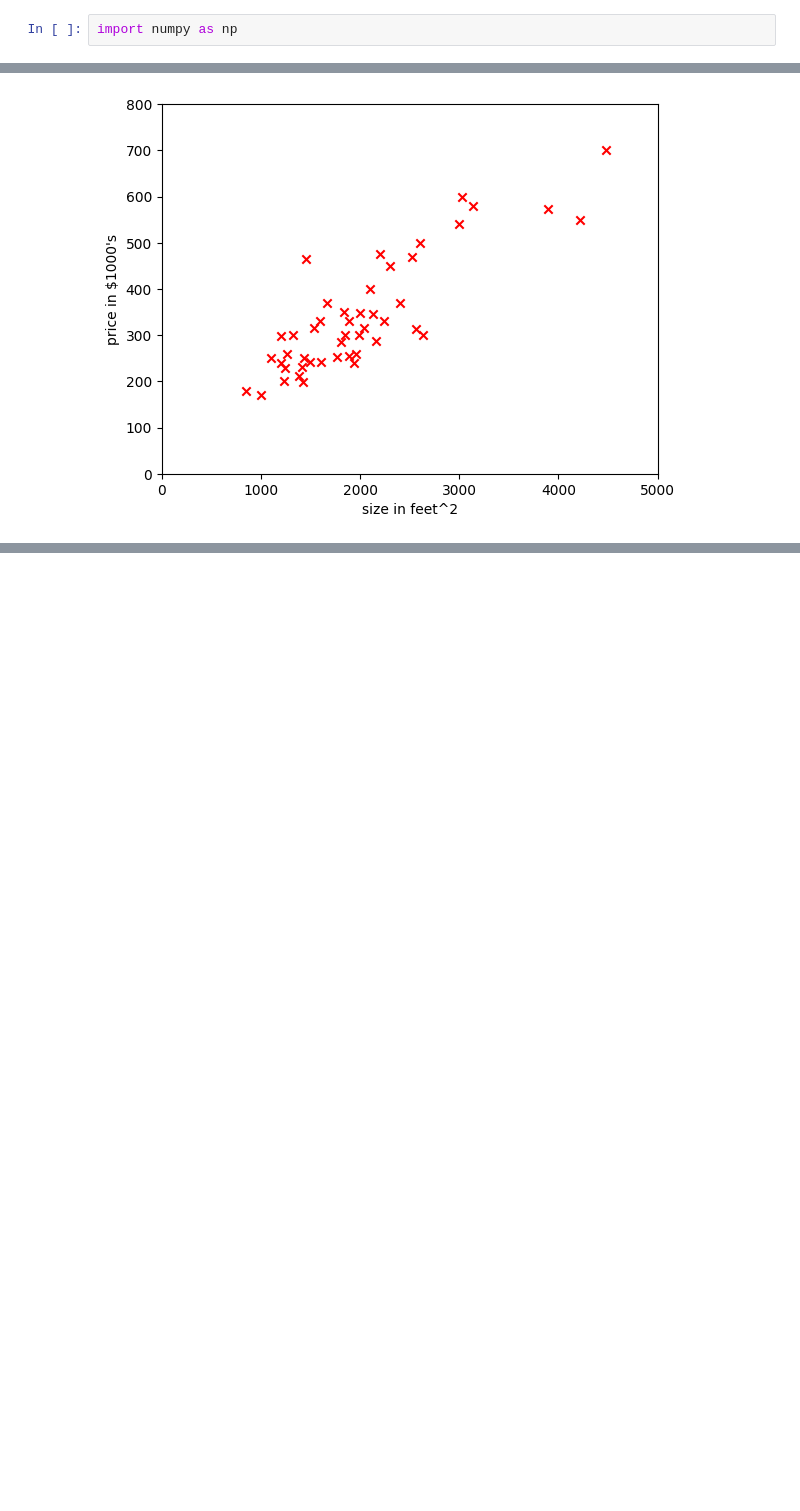
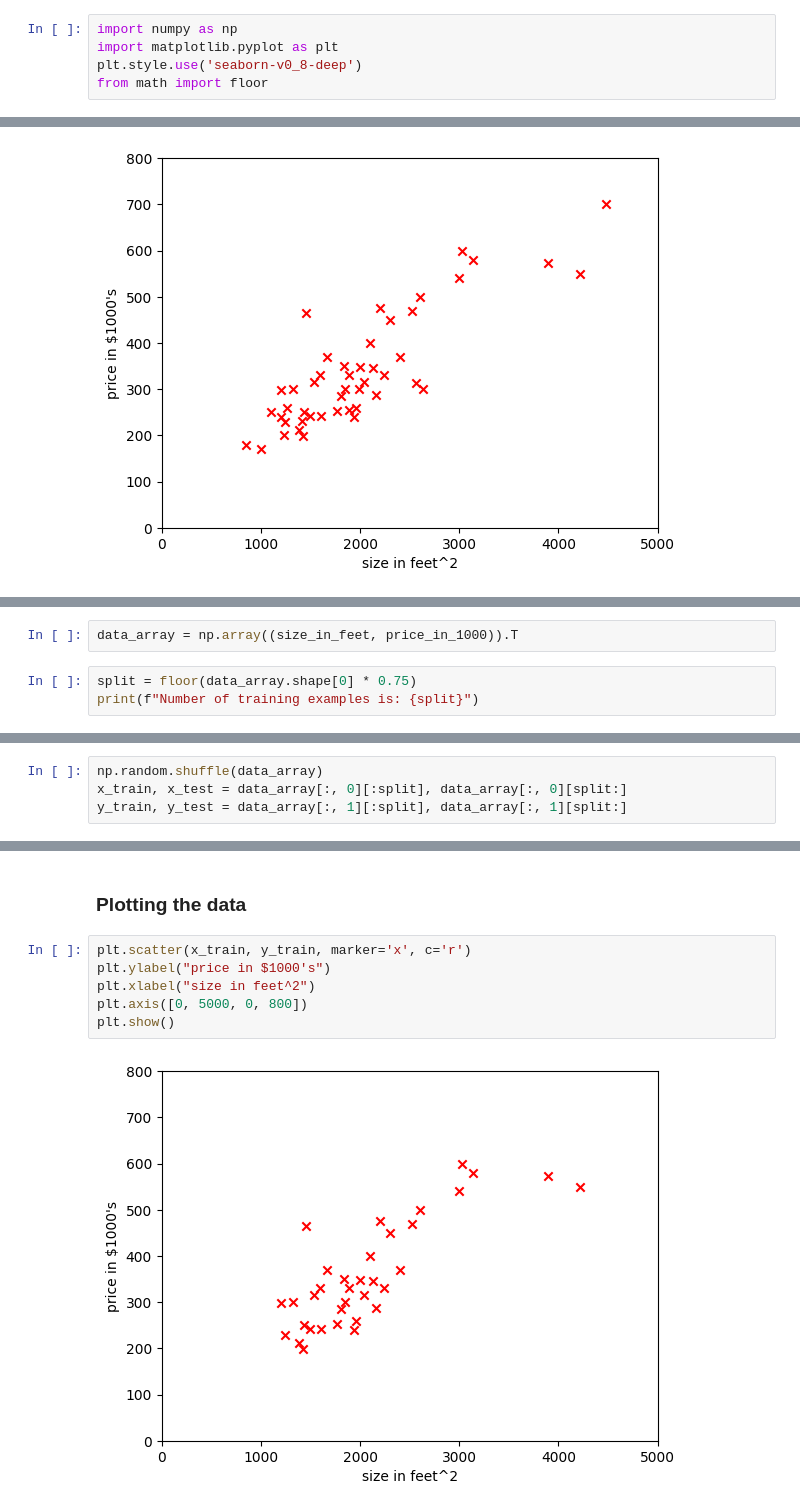
Before and after one commit to Kerinjo/regression-classification, a Jupyter notebook: linear-regression/linear-regression.ipynb, the cells around one changed output, grey strips where cells are left out. Saved outputs shown, nothing was run; the diff lists cells and outputs as text; blank space fills up the shorter version.

Commit message:
splitting data to train/test, train data plot

```diff
--- a/linear-regression/linear-regression.ipynb
+++ b/linear-regression/linear-regression.ipynb
@@ -1,2 +1,5 @@
 # %%
 import numpy as np
+import matplotlib.pyplot as plt
+plt.style.use('seaborn-v0_8-deep')
+from math import floor
@@ -42,0 +46,5 @@ plt.show()
+# %%
+data_array = np.array((size_in_feet, price_in_1000)).T
+# %%
+split = floor(data_array.shape[0] * 0.75)
+print(f"Number of training examples is: {split}")
@@ -42,0 +71,4 @@ plt.show()
+# %%
+np.random.shuffle(data_array)
+x_train, x_test = data_array[:, 0][:split], data_array[:, 0][split:]
+y_train, y_test = data_array[:, 1][:split], data_array[:, 1][split:]
@@ -42,0 +89,10 @@ plt.show()
+# %% [markdown]
+### Plotting the data
+# %%
+plt.scatter(x_train, y_train, marker='x', c='r')
+plt.ylabel("price in $1000's")
+plt.xlabel("size in feet^2")
+plt.axis([0, 5000, 0, 800])
+plt.show()
+# %% [output]
+[figure, added]
```
Also changed, not shown: parts of 8 cells of this notebook.
